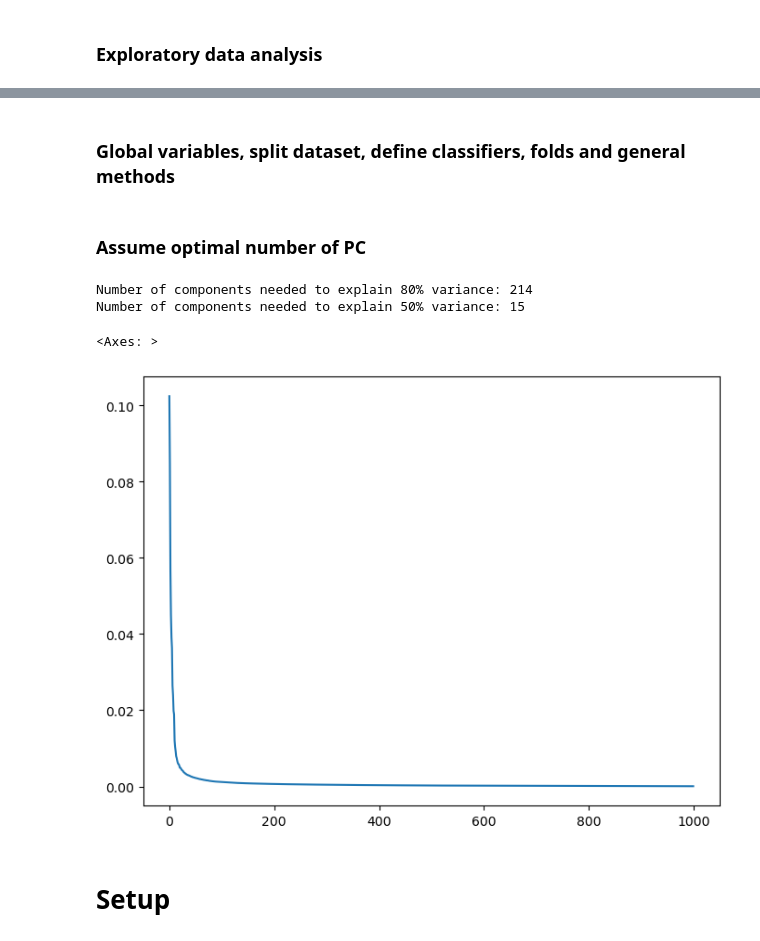
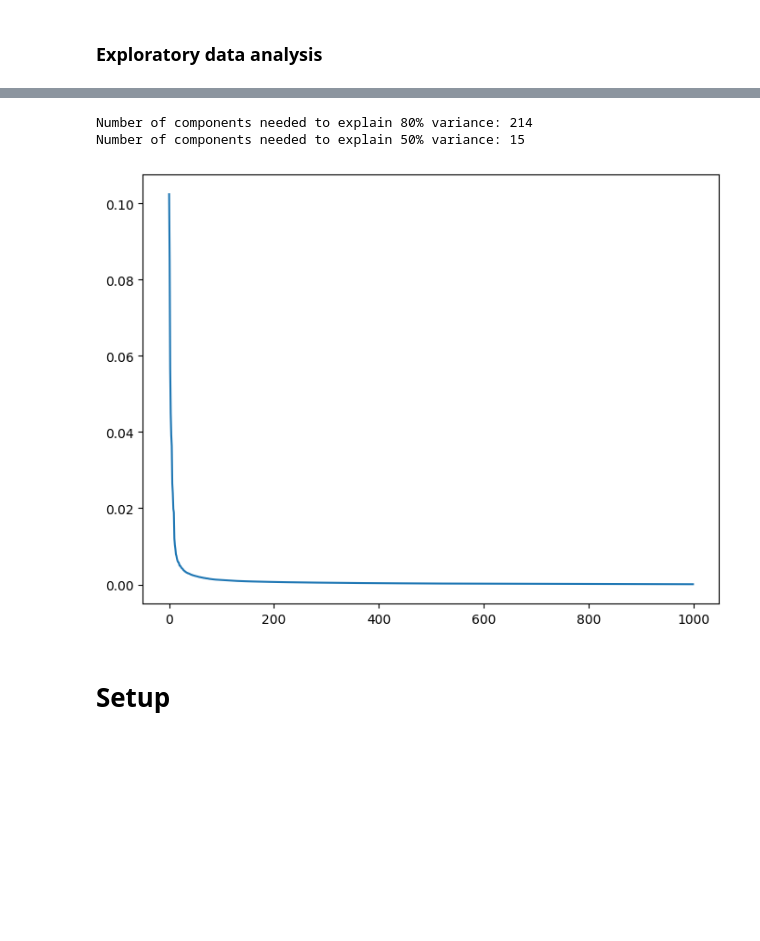
Before and after one commit to lucamodica/statistical-learning-for-big-data, a Jupyter notebook: Project1/test.ipynb, the cells around one changed output, grey strips where cells are left out. Cells and saved outputs as stored; diff of their text form; code cells hidden in the pictures; blank space fills up the shorter version.

```diff
--- a/Project1/test.ipynb
+++ b/Project1/test.ipynb
@@ -3,2 +55,26 @@
+# %%
+def Y_train_mislabeled(Y_train, percentage):
+    ''' Return Y_train mislabeled. '''
+    num_samples = Y_train.shape[0]
+    num_mislabeled_samples = int(num_samples * percentage)
+    mislabeled_indices = np.random.choice(num_samples, num_mislabeled_samples, replace=False)
+    for idx in mislabeled_indices:
+        original_label = Y_train.iloc[idx]
+        # ensure that the new label is different from the original one
+        replacement_choices = np.setdiff1d([0, 1, 2, 3, 4, 5], [original_label])
+        new_label = np.random.choice(replacement_choices)
+        Y_train.iloc[idx] = new_label
+
+    return Y_train
+# %%
+def splits(gaussian_noise_factor=0, mislabel_percentage=0, test_size=0.2):
+    ''' Split into train and test. Includes noise and mislabeling. '''
+    X_train, X_test, Y_train, Y_test = train_test_split(X, Y, test_size=test_size, random_state=random_state, stratify=Y)
+
+    noise = np.random.normal(0, 1, Y_train.shape)
+    X_train_noisy = X_train + gaussian_noise_factor * noise
+    Y_train_mislabeled_ = Y_train_mislabeled(Y_train.copy(), mislabel_percentage)
+
+    return X_train_noisy, X_test, Y_train_mislabeled_, Y_test
 # %% [markdown]
 ### Exploratory data analysis
@@ -35,2 +86,0 @@ sns.countplot(data=Y, x='x')
-# %% [markdown]
-### Global variables, split dataset, define classifiers, folds and general methods
@@ -71,38 +87,27 @@ def apply_mislabeling(Y_train, percentage):
-# %%
-def splits(gaussian_noise_factor=0, mislabel_percentage=0, test_size=0.2):
-    X_train, X_test, Y_train, Y_test = train_test_split(X, Y, test_size=test_size, random_state=42, stratify=Y)
-
-    noise = np.random.normal(0, 1, Y_train.shape)
-    X_train_noisy = X_train + gaussian_noise_factor * noise
-    Y_train_mislabeled = apply_mislabeling(Y_train.copy(), mislabel_percentage)
-
-    return X_train_noisy, X_test, Y_train_mislabeled, Y_test
-
-X_train, X_test, Y_train, Y_test = splits()
-# %% [markdown]
-### Assume optimal number of PC
 # %%
+X_train, X_test, Y_train, Y_test = splits(gaussian_noise_factor=0, mislabel_percentage=0, test_size=0.2)
+
 scaler = StandardScaler()
 X_scaled = scaler.fit_transform(X_train)
 
 pca = PCA(n_components=1000)
 principal_components = pca.fit_transform(X_scaled)
 
 explained_variance_ratios = pca.explained_variance_ratio_
 cumulative_variance_ratios = np.cumsum(pca.explained_variance_ratio_)
 
 n_components_80 = len(cumulative_variance_ratios[cumulative_variance_ratios <= 0.8]) + 1
 print(f"Number of components needed to explain 80% variance: {n_components_80}")
 n_components_50 = len(cumulative_variance_ratios[cumulative_variance_ratios <= 0.5]) + 1
 print(f"Number of components needed to explain 50% variance: {n_components_50}")
 
 plt.figure(figsize=(8, 6))
 sns.lineplot(data=pca.explained_variance_ratio_)
+plt.show()
 # %% [output]
 Number of components needed to explain 80% variance: 214
 Number of components needed to explain 50% variance: 15
-<Axes: >
-[figure, old version]
+[figure, new version]
 # %% [markdown]
 # Setup
 # %% [markdown]
```
Also changed, not shown: parts of 53 cells of this notebook.
